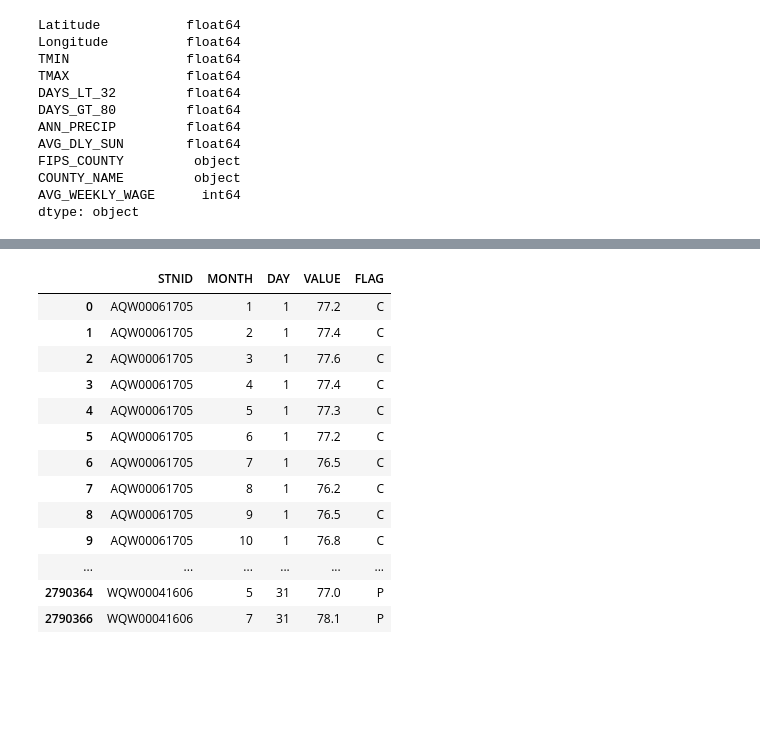
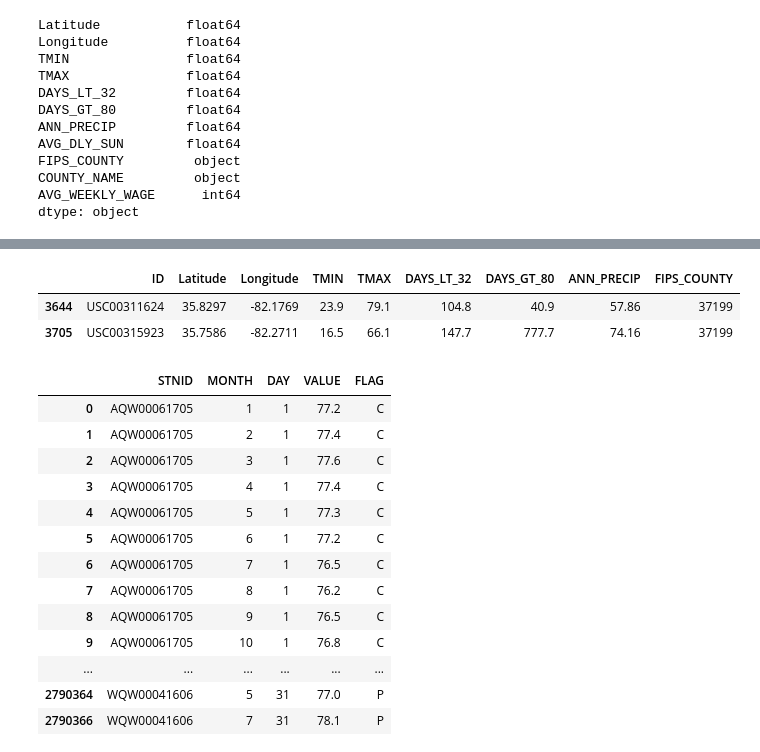
Before and after one commit to travisdoesmath/comfy-weather, a Jupyter notebook: Parse and Aggregate Data By County.ipynb, the cells around one changed output, grey strips where cells are left out. Saved outputs shown, nothing was run; the diff lists cells and outputs as text; code cells hidden in the pictures; blank space fills up the shorter version.

```diff
--- a/Parse and Aggregate Data By County.ipynb
+++ b/Parse and Aggregate Data By County.ipynb
@@ -296,3 +302,11 @@ data_df.describe()
+# %%
+test = pd.merge(station_data_df, lat_longs, on=['Latitude','Longitude'])
+
+test[test['FIPS_COUNTY'] == '37199']
+# %% [output]
+|  | ID | Latitude | Longitude | TMIN | TMAX | DAYS_LT_32 | DAYS_GT_80 | ANN_PRECIP | FIPS_COUNTY |
+| 3644 | USC00311624 | 35.8297 | -82.1769 | 23.9 | 79.1 | 104.8 | 40.9 | 57.86 | 37199 |
+| 3705 | USC00315923 | 35.7586 | -82.2711 | 16.5 | 66.1 | 147.7 | 777.7 | 74.16 | 37199 |
 # %%
 daily_tmin_df = pd.read_fwf(f'{weather_dir}/dly-tmin-normal.txt', header=None)
 daily_tmin_df.columns = ['STNID','MONTH'] + [i for i in range(1,32)]
```
Also changed, not shown: parts of 4 cells of this notebook, 2 other files.
